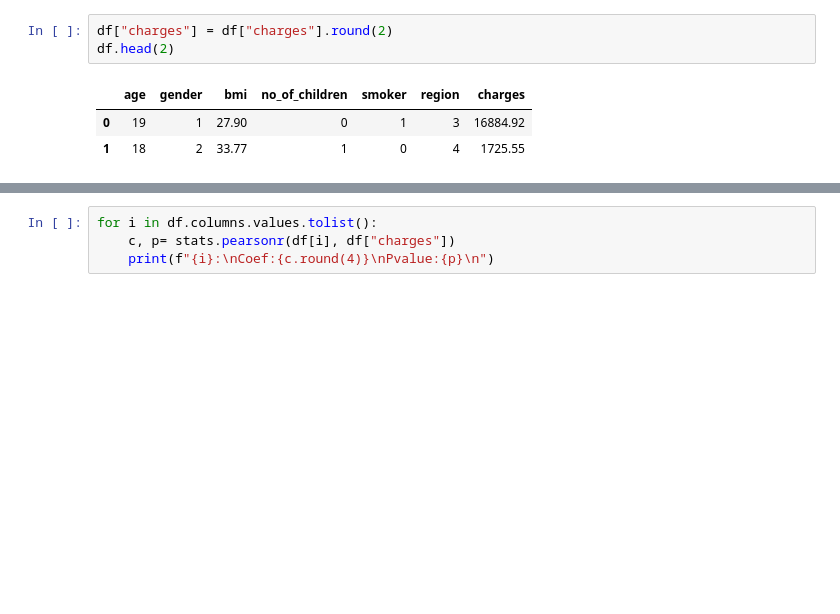
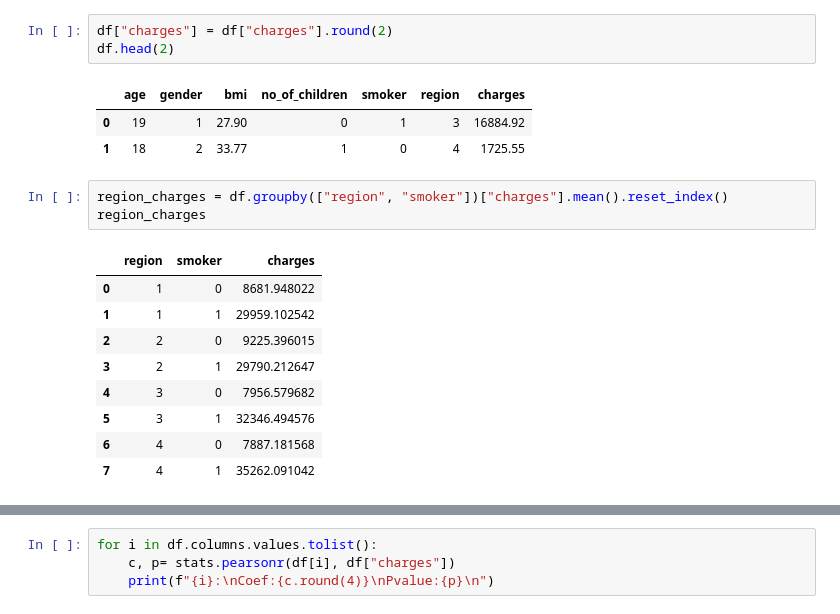
Before and after one commit to zahra-ahmadbeigloo/Data-analysis-projects, a Jupyter notebook: Insurance-Cost-Analysis/Insurance-Cost-Analysis.ipynb, the cells around one changed output, grey strips where cells are left out. Cells and saved outputs as stored; diff of their text form; blank space fills up the shorter version.

```diff
--- a/Insurance-Cost-Analysis/Insurance-Cost-Analysis.ipynb
+++ b/Insurance-Cost-Analysis/Insurance-Cost-Analysis.ipynb
@@ -79,3 +101,16 @@ df.head(2)
 |  | age | gender | bmi | no_of_children | smoker | region | charges |
 | 0 | 19 | 1 | 27.90 | 0 | 1 | 3 | 16884.92 |
 | 1 | 18 | 2 | 33.77 | 1 | 0 | 4 | 1725.55 |
+# %%
+region_charges = df.groupby(["region", "smoker"])["charges"].mean().reset_index()
+region_charges
+# %% [output]
+|  | region | smoker | charges |
+| 0 | 1 | 0 | 8681.948022 |
+| 1 | 1 | 1 | 29959.102542 |
+| 2 | 2 | 0 | 9225.396015 |
+| 3 | 2 | 1 | 29790.212647 |
+| 4 | 3 | 0 | 7956.579682 |
+| 5 | 3 | 1 | 32346.494576 |
+| 6 | 4 | 0 | 7887.181568 |
+| 7 | 4 | 1 | 35262.091042 |
```
Also changed, not shown: parts of 4 cells of this notebook.
